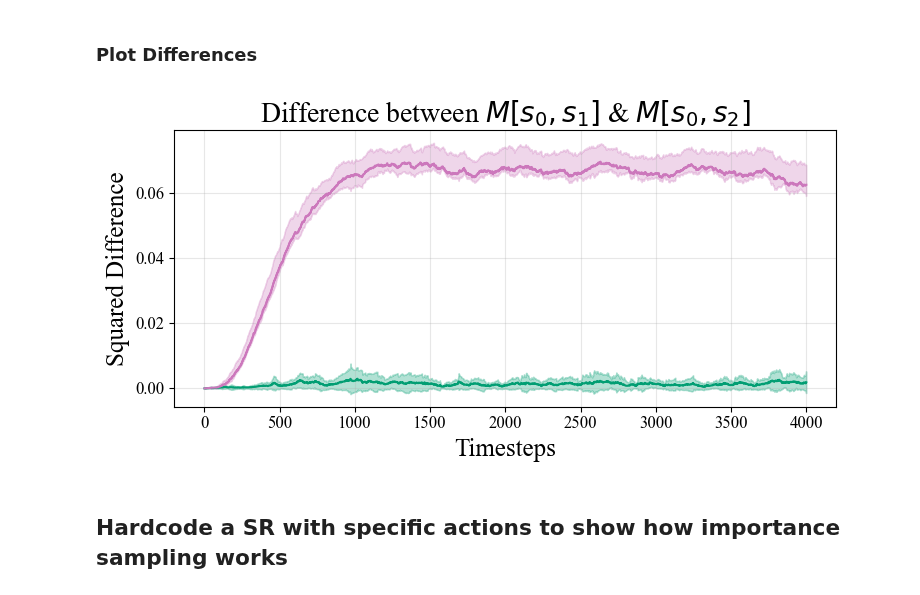
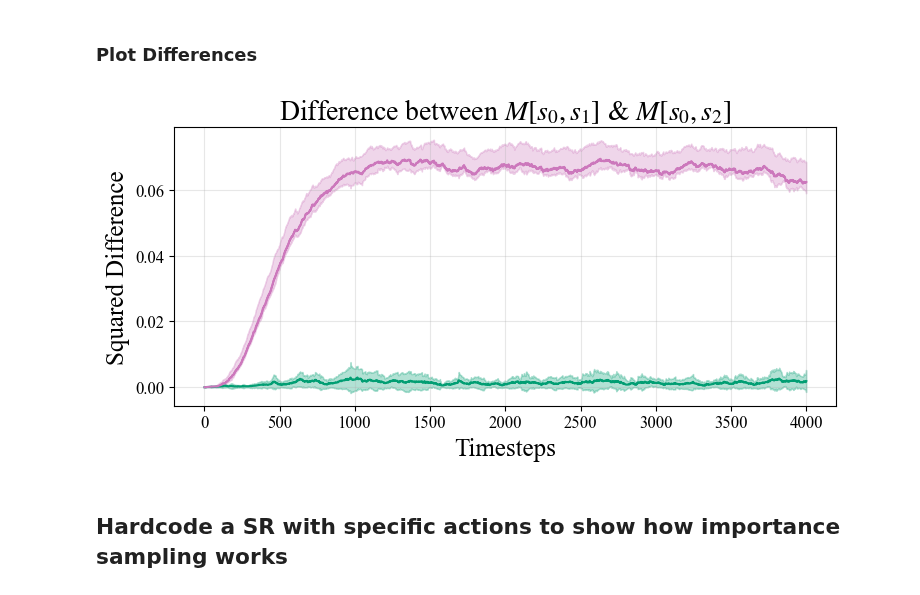
Before and after one commit to ArminBaz/SR-IS, a Jupyter notebook: src/occupancy_map.ipynb, the cells around one changed output. Cells and saved outputs as stored; diff of their text form; code cells hidden in the pictures.

Commit message:
updated plots to have nicer titles

```diff
--- a/src/occupancy_map.ipynb
+++ b/src/occupancy_map.ipynb
@@ -160,8 +160,8 @@ import seaborn as sns
 palette = sns.color_palette("colorblind")
 # %%
 # Save path
-save_path = save_dir + "s1s2_diff.png"
-# save_path = None
+# save_path = save_dir + "s1s2_diff.png"
+save_path = None
 
 # Define the number of timesteps to plot
 num_timesteps = 4000  # You can change this to 6000, 8000, or any other value up to 12000
@@ -180,8 +180,10 @@ std_without = np.std(arr_without[:, :num_timesteps], axis=0)
 timesteps = np.arange(1, num_timesteps + 1)
 
 # Set up the plot style
-plt.rcParams['font.family'] = 'serif'
-plt.rcParams['font.serif'] = ['Times New Roman'] + plt.rcParams['font.serif']
+rc = {"font.family" : "serif",
+      "mathtext.fontset" : "stix"}
+plt.rcParams.update(rc)
+plt.rcParams["font.serif"] = ["Times New Roman"] + plt.rcParams["font.serif"]
 plt.rcParams['font.size'] = 12
 plt.rcParams['axes.titlesize'] = 20
 plt.rcParams['axes.labelsize'] = 18
@@ -191,35 +193,35 @@ fig, ax = plt.subplots(figsize=(8, 4))  # Adjusted to be longer and shorter
 
 # Plot mean and variance for 'with' data
 ax.plot(timesteps, mean_with, label='Importance Sampling', color=palette[2])
 ax.fill_between(timesteps, mean_with - std_with, mean_with + std_with,
                 alpha=0.3, color=palette[2])
 
 # Plot mean and variance for 'without' data
 ax.plot(timesteps, mean_without, label='Base', color=palette[4])
 ax.fill_between(timesteps, mean_without - std_with, mean_without + std_without,
                 alpha=0.3, color=palette[4])
 
 # Customize the plot
 ax.set_xlabel('Timesteps')
 ax.set_ylabel('Squared Difference')
-ax.set_title(r'Difference between $M[s_0,s_1]$ & $M[s_0,s_2]$')
+ax.set_title(r'Difference between $M[s_0, s_1]$ & $M[s_0, s_2]$')
 ax.legend
 ax.grid(True, alpha=0.3)
 
 # Adjust tick label font size
 ax.tick_params(axis='both', which='major', labelsize=12)
 
 # Improve layout
 plt.tight_layout()
 plt.subplots_adjust(left=0.15)
 
 if save_path is not None:
     plt.savefig(save_path, dpi=300, bbox_inches='tight')
 
 # Show the plot
 plt.show()
 # %% [output]
-[figure, old version]
+[figure, new version]
 # %% [markdown]
 ## Hardcode a SR with specific actions to show how importance sampling works
 # %% [markdown]
```
Also changed, not shown: parts of 2 cells of this notebook.
